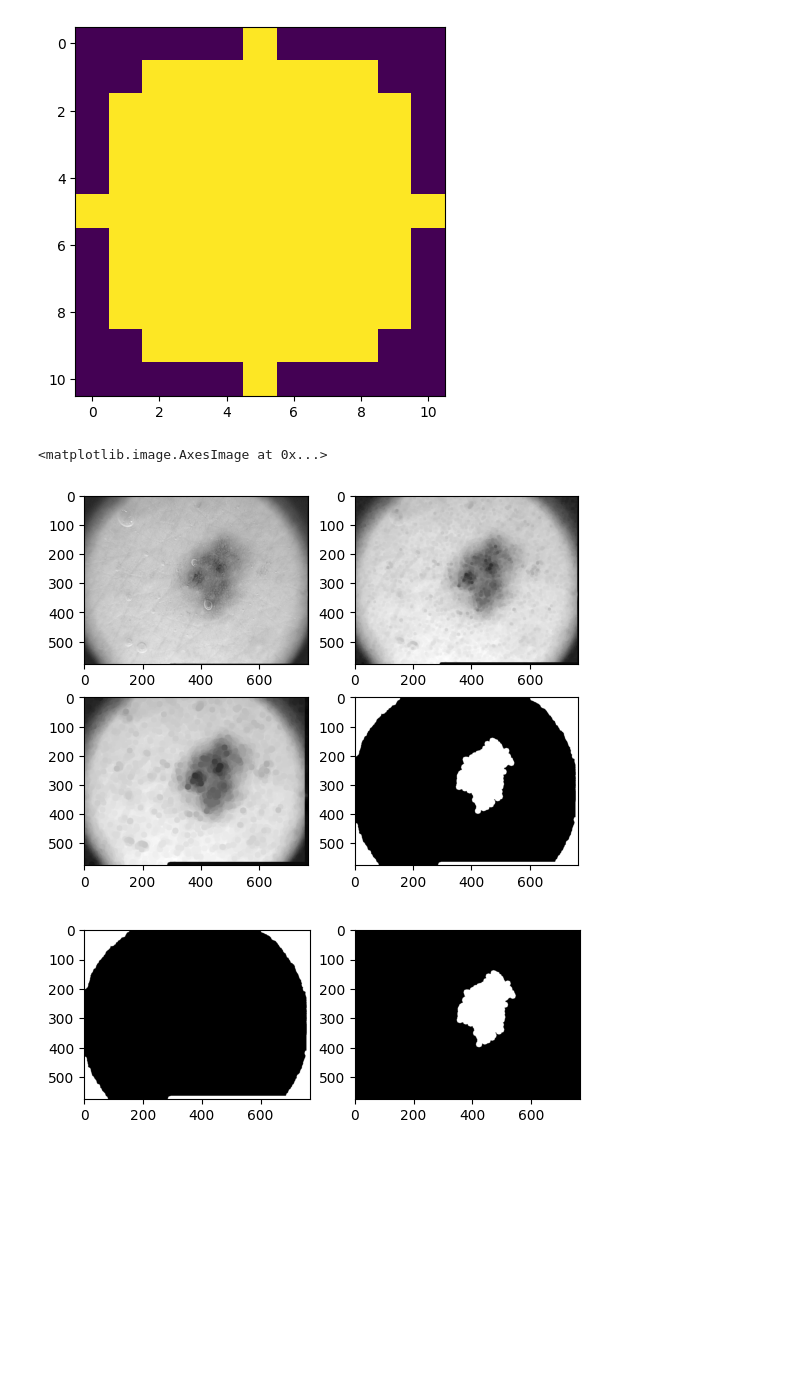
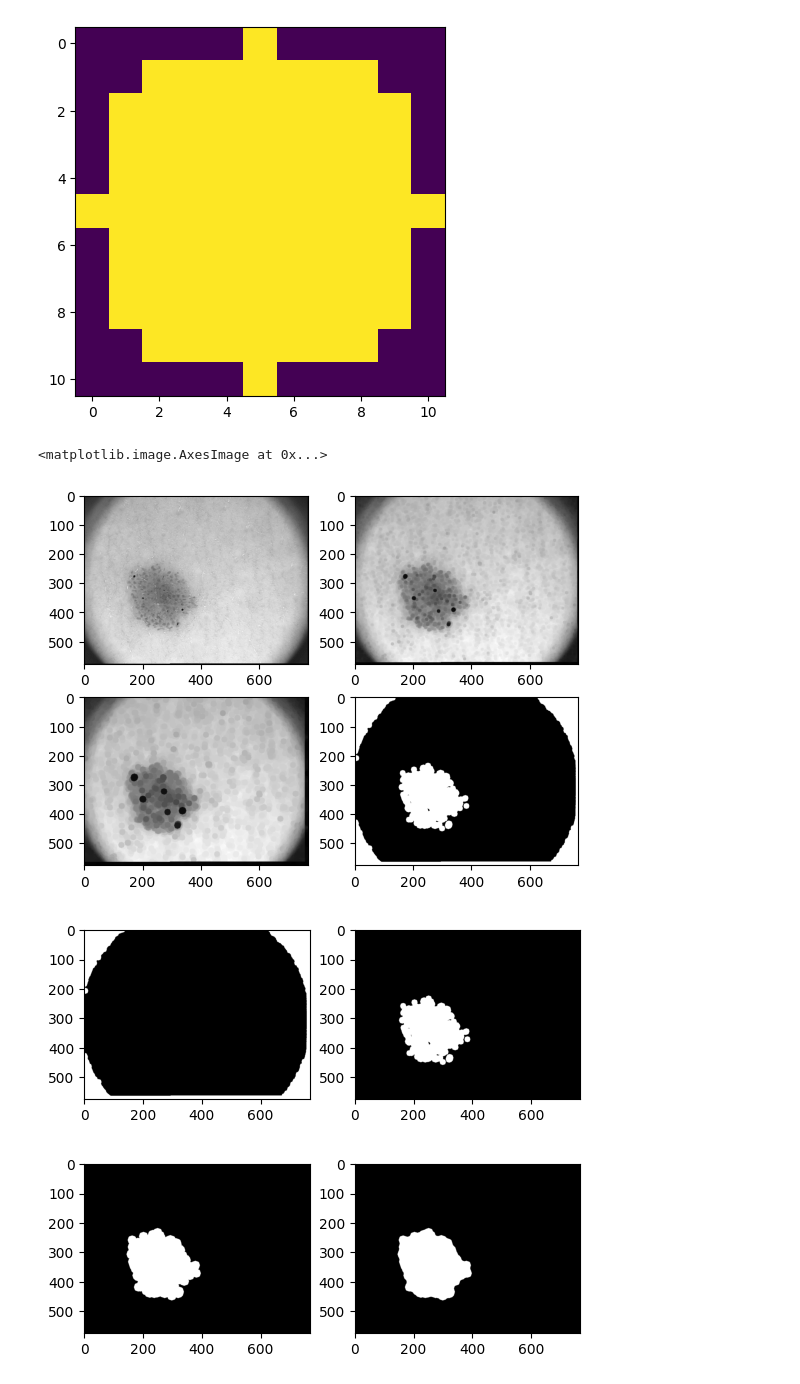
Before and after one commit to Rapuris/Medical-Image-Analysis-Spring-2024, a Jupyter notebook: skin.ipynb, the cells around one changed output. Saved outputs shown, nothing was run; the diff lists cells and outputs as text; code cells hidden in the pictures; blank space fills up the shorter version.

Commit message:
added smoothing operation

```diff
--- a/skin.ipynb
+++ b/skin.ipynb
@@ -105,35 +105,45 @@ Discrete Disk:
 <matplotlib.image.AxesImage at 0x...>
 [figure]
 # %%
-im = cv2.cvtColor(images[1], cv2.COLOR_BGR2GRAY)
+im = cv2.cvtColor(images[10], cv2.COLOR_BGR2GRAY)
 plt.figure()
 plt.subplot(221)
 plt.imshow(im, cmap = "gray")
 plt.subplot(222)
 im = cv2.erode(im, disk)
 plt.imshow(im, cmap = "gray")
 
 plt.subplot(223)
 im = cv2.erode(im, disk)
 plt.imshow(im, cmap = "gray")
 
 plt.subplot(224)
 _, im = cv2.threshold(im, 0, 255, cv2.THRESH_OTSU + cv2.THRESH_BINARY_INV)
 plt.imshow(im, cmap = "gray")
 
 # Perform conditional reconstruction using the edge as a marker to get rid of ring edge artifact
 edge_marker = np.zeros(im.shape)
 edge_marker[0, :] = 1
 edge_marker[-1, :] = 1
 edge_marker[:, 0] = 1
 edge_marker[:,-1] = 1
 recon = conditional_reconstruction(im, edge_marker, big_disk)
 plt.figure()
 plt.subplot(121)
 plt.imshow(recon, cmap = "gray")
 plt.subplot(122)
-plt.imshow(im == cv2.bitwise_not(recon.astype(np.uint8)), cmap = "gray")
+im = im == cv2.bitwise_not(recon.astype(np.uint8))
+plt.imshow(im, cmap = "gray")
+
+# Perform some smoothing operation by with a binary closing
+im = cv2.morphologyEx(im.astype(np.uint8), cv2.MORPH_DILATE, generate_discrete_disk(5))
+plt.figure()
+plt.subplot(121)
+plt.imshow(im, cmap = "gray")
+plt.subplot(122)
+plt.imshow(cv2.morphologyEx(im, cv2.MORPH_CLOSE, generate_discrete_disk(10)), cmap = "gray")
 # %% [output]
 <matplotlib.image.AxesImage at 0x...>
-[figure, old version]
+[figure, new version]
-[figure, old version]
+[figure, new version]
+[figure, added]
```
